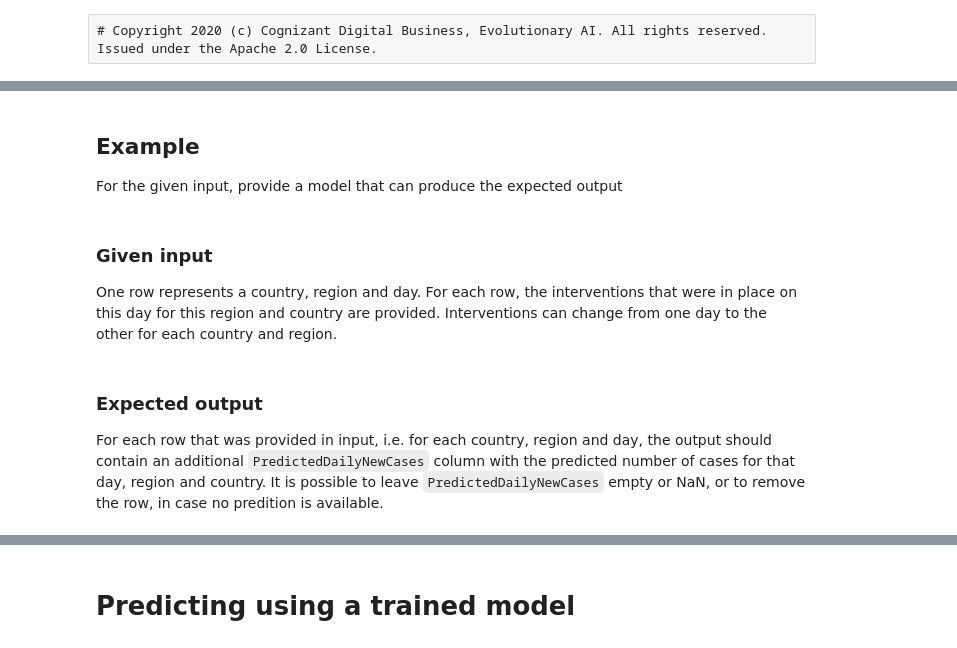
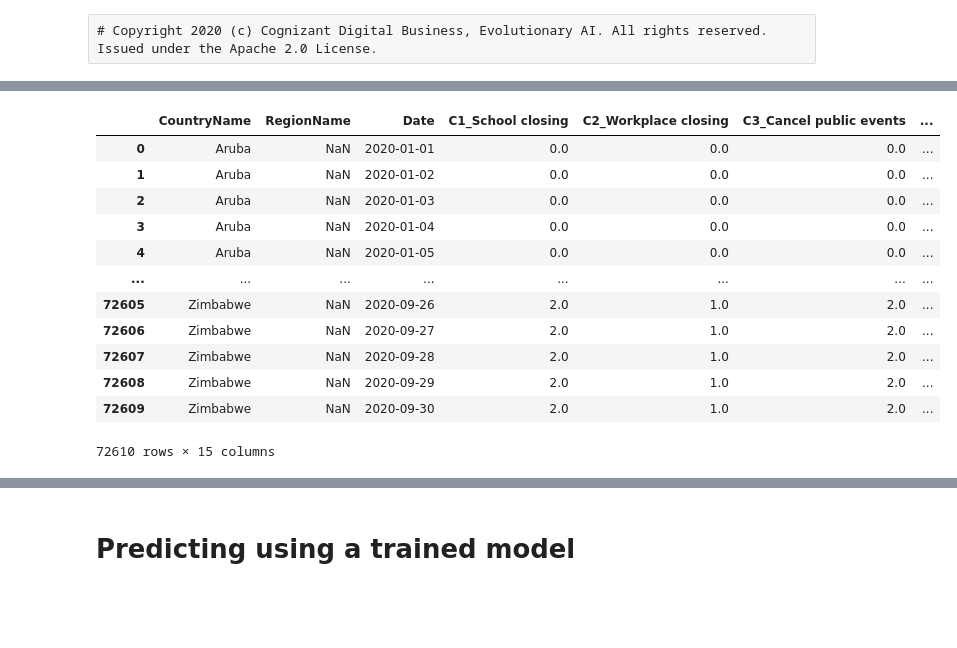
Before and after one commit to cognizant-ai-labs/covid-xprize, a Jupyter notebook: AlphanumericsTeam/predictors/lstm/Example-LSTM-Predictor.ipynb, the cells around one changed output, grey strips where cells are left out. Drawn from its saved outputs; the diff is of its cells as text; code cells hidden in the pictures; blank space fills up the shorter version.

Commit message:
Adding prediction for Linear and LSTM models

```diff
--- a/AlphanumericsTeam/predictors/lstm/Example-LSTM-Predictor.ipynb
+++ b/AlphanumericsTeam/predictors/lstm/Example-LSTM-Predictor.ipynb
@@ -18,3 +3,11 @@ An intervention plan consists in a list of containment and closure policies, as
+# %%
+import os
+import pandas as pd
+import requests
+from AlphanumericsTeam.data.util import get_aug_oxford_df, filter_df_regions
+
+
+REPO_ROOT = os.path.abspath(os.path.join(os.path.abspath(''), os.pardir, os.pardir, os.pardir))
 # %%
 NPI_COLUMNS = ['C1_School closing',
                'C2_Workplace closing',
@@ -28,9 +21,3 @@ NPI_COLUMNS = ['C1_School closing',
                'H2_Testing policy',
                'H3_Contact tracing',
                'H6_Facial Coverings']
-# %% [markdown]
-## Example
-For the given input, provide a model that can produce the expected output
-# %% [markdown]
-### Given input
-One row represents a country, region and day. For each row, the interventions that were in place on this day for this region and country are provided. Interventions can change from one day to the other for each country and region.
@@ -39,5 +24,22 @@ EXAMPLE_INPUT_FILE = "../../../validation/data/2020-09-30_historical_ip.csv"
 # %%
+EXAMPLE_INPUT_FILE = os.path.join(REPO_ROOT, "covid_xprize/validation/data/2020-09-30_historical_ip.csv")
 prediction_input_df = pd.read_csv(EXAMPLE_INPUT_FILE,
                                   parse_dates=['Date'],
                                   dtype={"RegionName": str},
                                   encoding="ISO-8859-1")
+
+prediction_input_df
+# %% [output]
+|  | CountryName | RegionName | Date | C1_School closing | C2_Workplace closing | C3_Cancel public events | ... |
+| 0 | Aruba | NaN | 2020-01-01 | 0.0 | 0.0 | 0.0 | ... |
+| 1 | Aruba | NaN | 2020-01-02 | 0.0 | 0.0 | 0.0 | ... |
+| 2 | Aruba | NaN | 2020-01-03 | 0.0 | 0.0 | 0.0 | ... |
+| 3 | Aruba | NaN | 2020-01-04 | 0.0 | 0.0 | 0.0 | ... |
+| 4 | Aruba | NaN | 2020-01-05 | 0.0 | 0.0 | 0.0 | ... |
+| ... | ... | ... | ... | ... | ... | ... | ... |
+| 72605 | Zimbabwe | NaN | 2020-09-26 | 2.0 | 1.0 | 2.0 | ... |
+| 72606 | Zimbabwe | NaN | 2020-09-27 | 2.0 | 1.0 | 2.0 | ... |
+| 72607 | Zimbabwe | NaN | 2020-09-28 | 2.0 | 1.0 | 2.0 | ... |
+| 72608 | Zimbabwe | NaN | 2020-09-29 | 2.0 | 1.0 | 2.0 | ... |
+| 72609 | Zimbabwe | NaN | 2020-09-30 | 2.0 | 1.0 | 2.0 | ... |
+72610 rows × 15 columns
@@ -46,4 +46 @@ prediction_input_df.head()
-# %% [markdown]
-### Expected output
-For each row that was provided in input, i.e. for each country, region and day, the output should contain an additional `PredictedDailyNewCases` column with the predicted number of cases for that day, region and country. It is possible to leave `PredictedDailyNewCases` empty or NaN, or to remove the row, in case no predition is available.
 # %%
```
Also changed, not shown: parts of 19 cells of this notebook, 19 other files.
